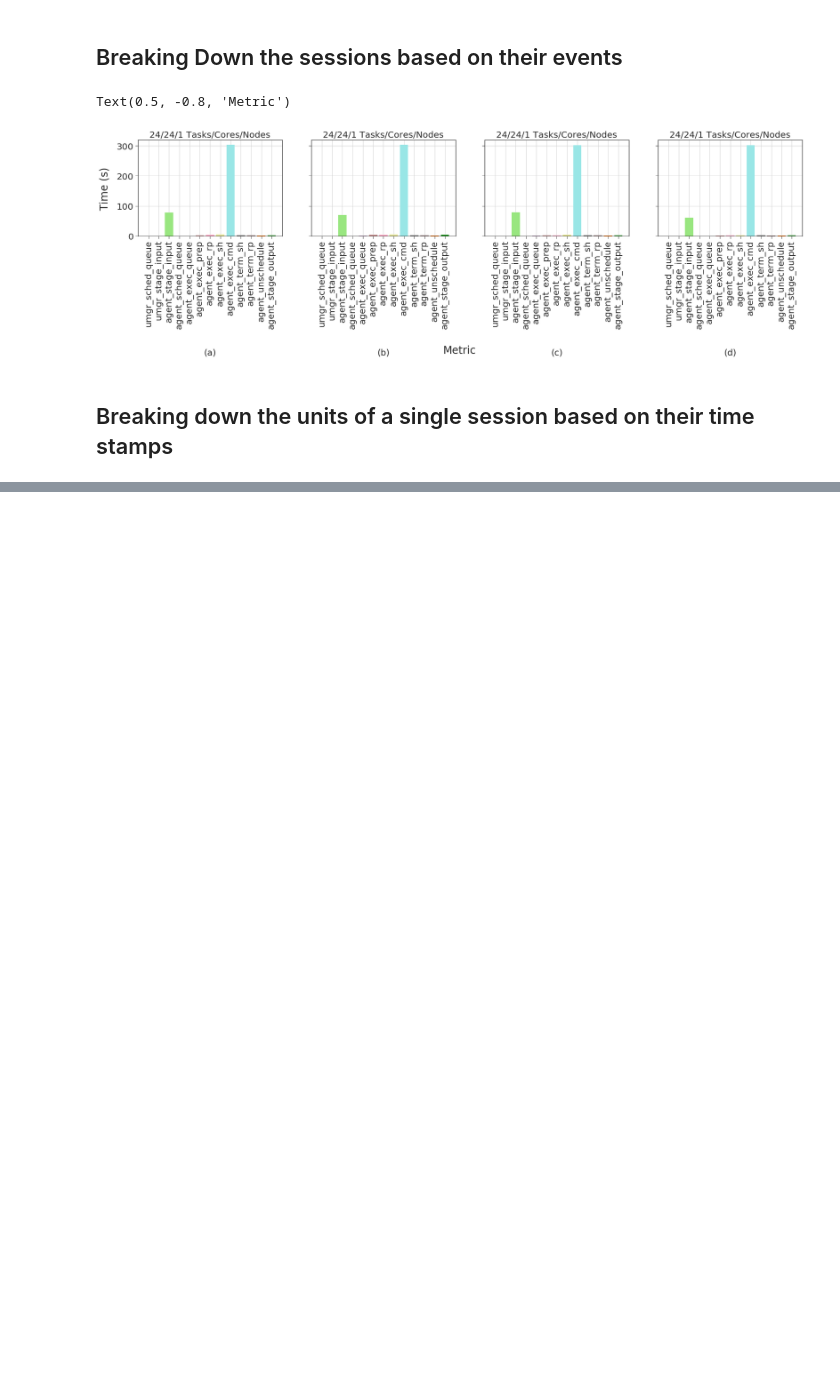
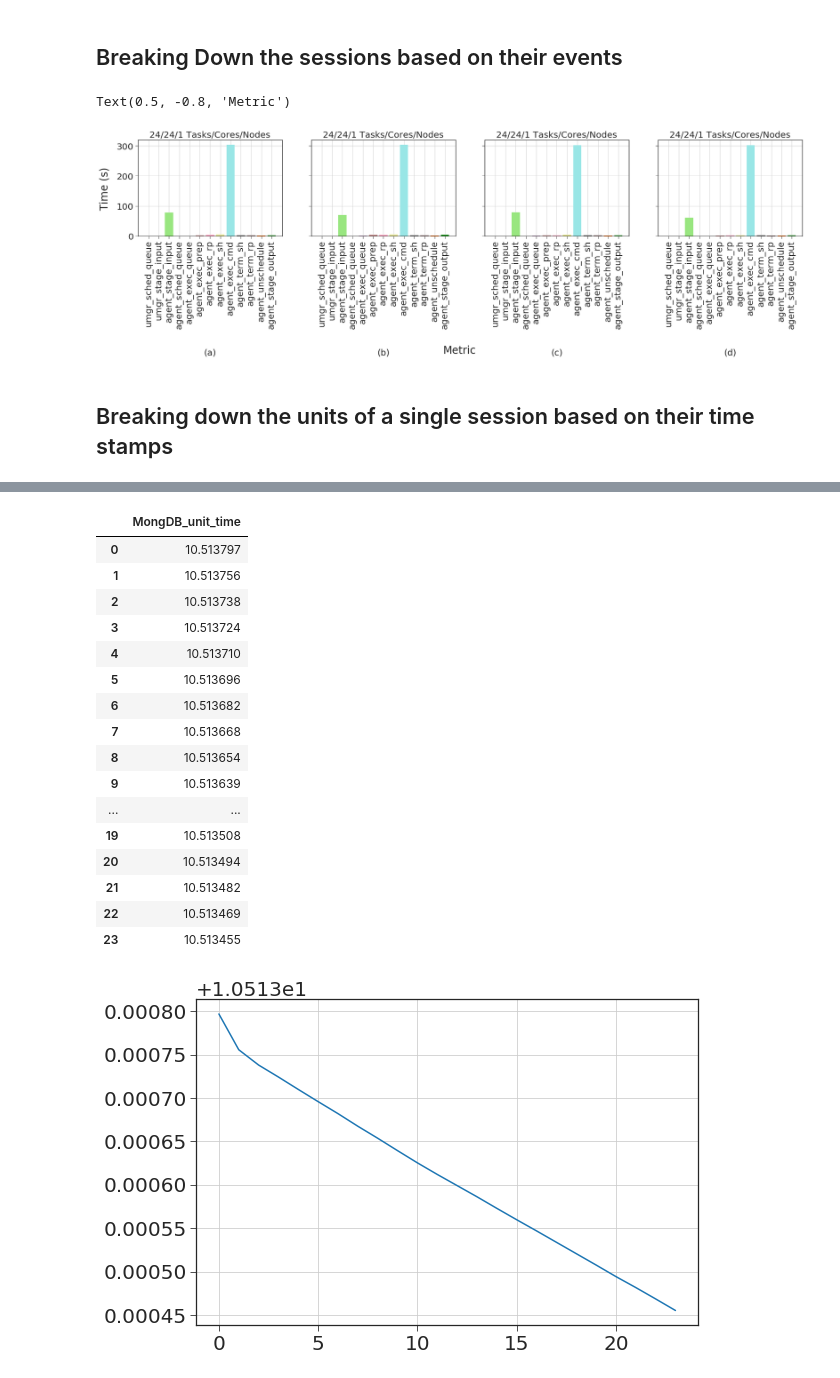
Before and after one commit to AymenFJA/Parsl-RP, a Jupyter notebook: comet-test/Notebook/RP-PARSL.ipynb, the cells around one changed output, grey strips where cells are left out. Cells and saved outputs as stored; diff of their text form; code cells hidden in the pictures; blank space fills up the shorter version.

```diff
--- a/comet-test/Notebook/RP-PARSL.ipynb
+++ b/comet-test/Notebook/RP-PARSL.ipynb
@@ -429,0 +432,33 @@ PARSL = parsl_data.get_manager_tstamps()
+# %%
+import pprint
+dur = list()
+for unit in range(len(sorted_things)):
+    AScP  = sorted_things[unit][1][9] #AGENT_SCHEDULING_PENDING
+    AStIP = sorted_things[unit][1][6] #AGENT_STAGING_INPUT_PENDING'
+    tt_q  = 72 #Amount of time waited in the resource queue (we go the 72 seconds from the cells above)
+
+    MongoDB_unit_time = (AScP-AStIP)-tt_q #Amount of time the unit waited in the Database to be scheduled
+    dur.append(MongoDB_unit_time)
+# %%
+df = pd.DataFrame(list(zip(dur)), columns =['MongDB_unit_time'])
+df.plot(figsize=(9,6), grid=True, legend= False)
+df
+# %% [output]
+|  | MongDB_unit_time |
+| 0 | 10.513797 |
+| 1 | 10.513756 |
+| 2 | 10.513738 |
+| 3 | 10.513724 |
+| 4 | 10.513710 |
+| 5 | 10.513696 |
+| 6 | 10.513682 |
+| 7 | 10.513668 |
+| 8 | 10.513654 |
+| 9 | 10.513639 |
+| ... | ... |
+| 19 | 10.513508 |
+| 20 | 10.513494 |
+| 21 | 10.513482 |
+| 22 | 10.513469 |
+| 23 | 10.513455 |
+[figure, added]
```
Also changed, not shown: parts of 7 cells of this notebook, 4 other files.
